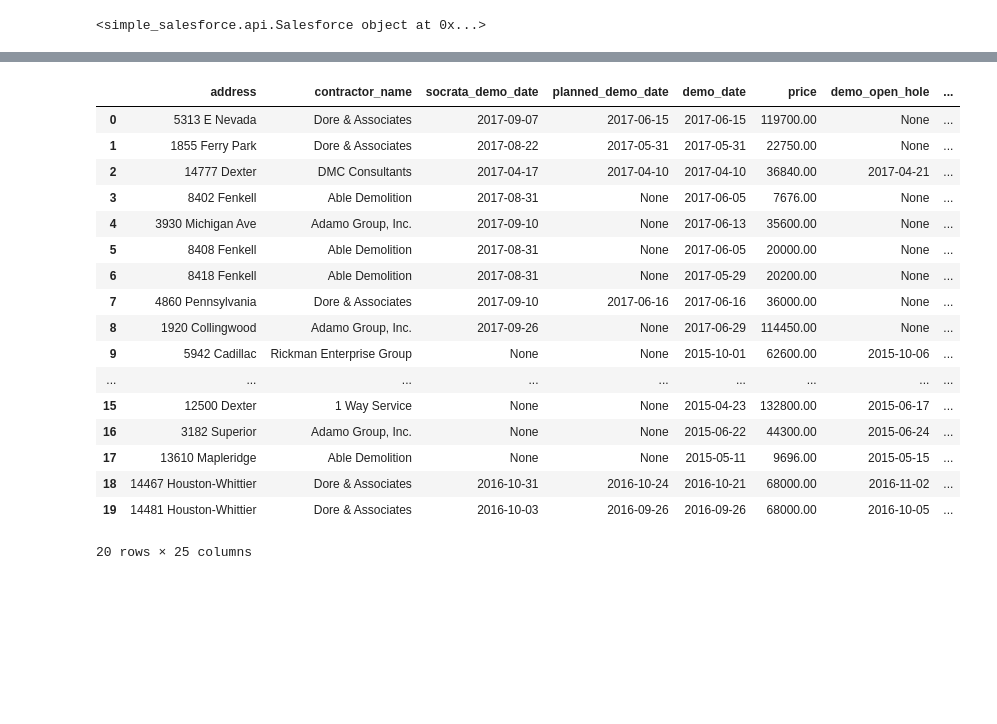
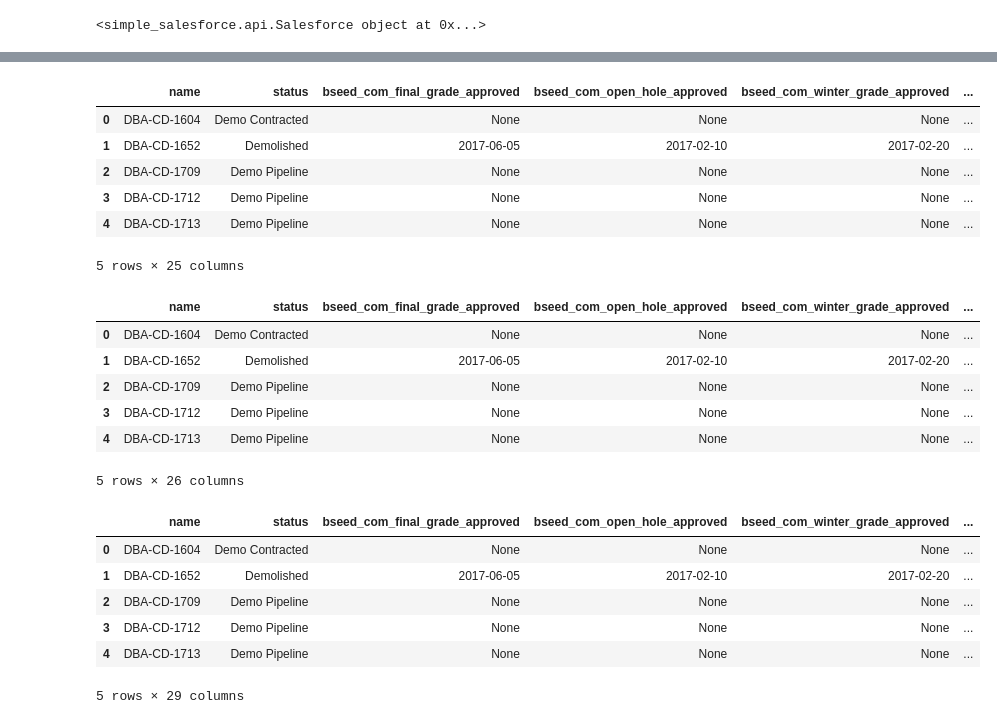
Before and after one commit to jmcbroom/etl, a Jupyter notebook: process/dlba/commercial/sandbox.ipynb, the cells around one changed output, grey strips where cells are left out. Drawn from its saved outputs; the diff is of its cells as text; code cells hidden in the pictures; blank space fills up the shorter version.

```diff
--- a/process/dlba/commercial/sandbox.ipynb
+++ b/process/dlba/commercial/sandbox.ipynb
@@ -70,0 +61,4 @@ df
+# %%
+# filter by demo status
+df = df.loc[df['status'].isin(['Demo Contracted', 'Demolished', 'Demo Pipeline'])]
+df.shape
@@ -70,0 +67,4 @@ df
+# %%
+# filter for null demo pulled dates
+df = df[df['demo_pulled_date'].isnull()]
+df.shape
@@ -71,25 +73,51 @@ df
+# %%
+# add related property account fields
+df['address'] = df['DBA_COM_Property__r'].apply(lambda x: x['Name'])
+df['parcel_id'] = df['DBA_COM_Property__r'].apply(lambda x: x['Parcel_ID__c'])
+df['lat'] = df['DBA_COM_Property__r'].apply(lambda x: x['Latitude__c'])
+df['lng'] = df['DBA_COM_Property__r'].apply(lambda x: x['Longitude__c'])
+df['neighborhood'] = df['DBA_COM_Property__r'].apply(lambda x: x['Neighborhood__c'] if x['Neighborhood__c'] else "")
+df['council_district'] = df['DBA_COM_Property__r'].apply(lambda x: x['Council_District__c'] if x['Council_District__c'] else "")
+
+df[:5]
+# %% [output]
+|  | name | status | bseed_com_final_grade_approved | bseed_com_open_hole_approved | bseed_com_winter_grade_approved | ... |
+| 0 | DBA-CD-1604 | Demo Contracted | None | None | None | ... |
+| 1 | DBA-CD-1652 | Demolished | 2017-06-05 | 2017-02-10 | 2017-02-20 | ... |
+| 2 | DBA-CD-1709 | Demo Pipeline | None | None | None | ... |
+| 3 | DBA-CD-1712 | Demo Pipeline | None | None | None | ... |
+| 4 | DBA-CD-1713 | Demo Pipeline | None | None | None | ... |
+5 rows × 25 columns
+# %%
+# add related contractor name field
+def getContractorName(obj):
+    try:
+        obj['Name']
+        return obj['Name']
+    except TypeError:
+        return ""
+
+df['demo_contractor_name'] = df['Demolition_Contractor__r'].apply(lambda x: getContractorName(x))
+df[:5]
+# %% [output]
+|  | name | status | bseed_com_final_grade_approved | bseed_com_open_hole_approved | bseed_com_winter_grade_approved | ... |
+| 0 | DBA-CD-1604 | Demo Contracted | None | None | None | ... |
+| 1 | DBA-CD-1652 | Demolished | 2017-06-05 | 2017-02-10 | 2017-02-20 | ... |
+| 2 | DBA-CD-1709 | Demo Pipeline | None | None | None | ... |
+| 3 | DBA-CD-1712 | Demo Pipeline | None | None | None | ... |
+| 4 | DBA-CD-1713 | Demo Pipeline | None | None | None | ... |
+5 rows × 26 columns
 # %%
-# create new cols - prioritize bseed inspection date, if that's null use demo inspection date
-df['open_hole_date'] = df['bseed_open_hole'].fillna(df['demo_open_hole'])
-df['winter_grade_date'] = df['bseed_winter_grade'].fillna(df['demo_winter_grade'])
-df['final_grade_date'] = df['bseed_final_grade'].fillna(df['demo_final_grade'])
-df[:20]
+# add new cols - prioritize bseed inspection approval date, if that's null use demo inspection date
+df['open_hole_date'] = df['bseed_com_open_hole_approved'].fillna(df['open_hole_approved_dt'])
+df['winter_grade_date'] = df['bseed_com_winter_grade_approved'].fillna(df['winter_grade_approved_dt'])
+df['final_grade_date'] = df['bseed_com_final_grade_approved'].fillna(df['final_grade_approved_dt'])
+df[:5]
 # %% [output]
-|  | address | contractor_name | socrata_demo_date | planned_demo_date | demo_date | price | demo_open_hole | ... |
-| 0 | 5313 E Nevada | Dore & Associates | 2017-09-07 | 2017-06-15 | 2017-06-15 | 119700.00 | None | ... |
-| 1 | 1855 Ferry Park | Dore & Associates | 2017-08-22 | 2017-05-31 | 2017-05-31 | 22750.00 | None | ... |
-| 2 | 14777 Dexter | DMC Consultants | 2017-04-17 | 2017-04-10 | 2017-04-10 | 36840.00 | 2017-04-21 | ... |
-| 3 | 8402 Fenkell | Able Demolition | 2017-08-31 | None | 2017-06-05 | 7676.00 | None | ... |
-| 4 | 3930 Michigan Ave | Adamo Group, Inc. | 2017-09-10 | None | 2017-06-13 | 35600.00 | None | ... |
-| 5 | 8408 Fenkell | Able Demolition | 2017-08-31 | None | 2017-06-05 | 20000.00 | None | ... |
-| 6 | 8418 Fenkell | Able Demolition | 2017-08-31 | None | 2017-05-29 | 20200.00 | None | ... |
-| 7 | 4860 Pennsylvania | Dore & Associates | 2017-09-10 | 2017-06-16 | 2017-06-16 | 36000.00 | None | ... |
-| 8 | 1920 Collingwood | Adamo Group, Inc. | 2017-09-26 | None | 2017-06-29 | 114450.00 | None | ... |
-| 9 | 5942 Cadillac | Rickman Enterprise Group | None | None | 2015-10-01 | 62600.00 | 2015-10-06 | ... |
-| ... | ... | ... | ... | ... | ... | ... | ... | ... |
-| 15 | 12500 Dexter | 1 Way Service | None | None | 2015-04-23 | 132800.00 | 2015-06-17 | ... |
-| 16 | 3182 Superior | Adamo Group, Inc. | None | None | 2015-06-22 | 44300.00 | 2015-06-24 | ... |
-| 17 | 13610 Mapleridge | Able Demolition | None | None | 2015-05-11 | 9696.00 | 2015-05-15 | ... |
-| 18 | 14467 Houston-Whittier | Dore & Associates | 2016-10-31 | 2016-10-24 | 2016-10-21 | 68000.00 | 2016-11-02 | ... |
-| 19 | 14481 Houston-Whittier | Dore & Associates | 2016-10-03 | 2016-09-26 | 2016-09-26 | 68000.00 | 2016-10-05 | ... |
+|  | name | status | bseed_com_final_grade_approved | bseed_com_open_hole_approved | bseed_com_winter_grade_approved | ... |
+| 0 | DBA-CD-1604 | Demo Contracted | None | None | None | ... |
+| 1 | DBA-CD-1652 | Demolished | 2017-06-05 | 2017-02-10 | 2017-02-20 | ... |
+| 2 | DBA-CD-1709 | Demo Pipeline | None | None | None | ... |
+| 3 | DBA-CD-1712 | Demo Pipeline | None | None | None | ... |
+| 4 | DBA-CD-1713 | Demo Pipeline | None | None | None | ... |
-20 rows × 25 columns
+5 rows × 29 columns
```
Also changed, not shown: parts of 12 cells of this notebook, 2 other files.
